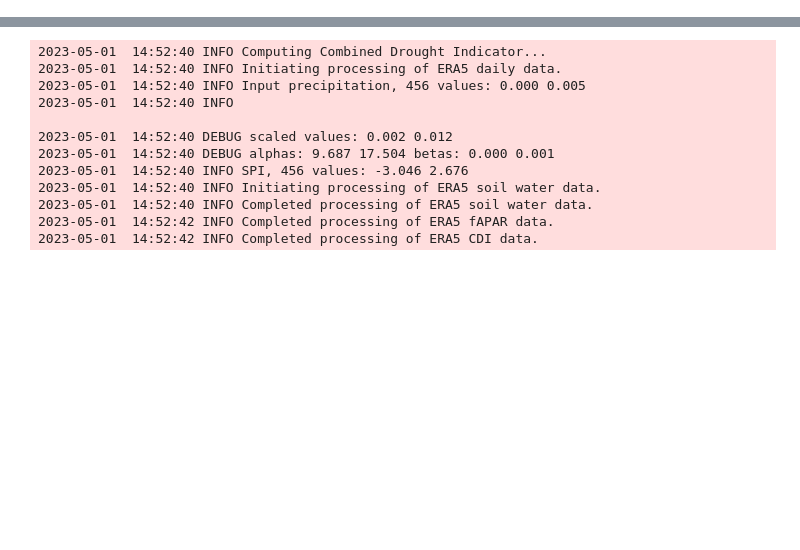
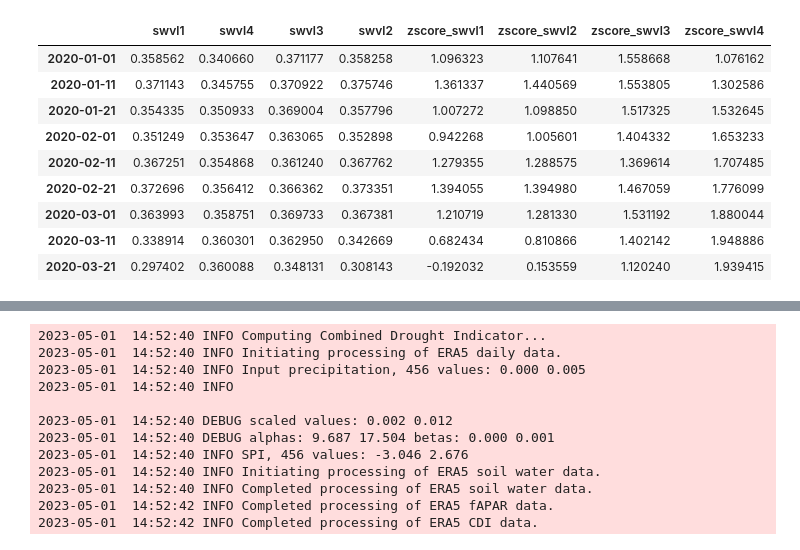
Before and after one commit to pixalytics-ltd/Climate-drought, a Jupyter notebook: test_cdi.ipynb, the cells around one changed output, grey strips where cells are left out. Cells and saved outputs as stored; diff of their text form; code cells hidden in the pictures; blank space fills up the shorter version.

```diff
--- a/test_cdi.ipynb
+++ b/test_cdi.ipynb
@@ -25 +21,3 @@ aa = config.AnalysisArgs(latitude=36,longitude=-120,start_date='20200121',end_da
 cf = config.Config(outdir= 'output',indir='input',verbose=False)
+# %%
+sma = dri.SMA_ECMWF(cf,aa)
@@ -25,0 +31,3 @@ cf = config.Config(outdir= 'output',indir='input',verbose=False)
+# %%
+sma.process()
+# %% [output]
@@ -26 +36,11 @@ cf = config.Config(outdir= 'output',indir='input',verbose=False)
+|  | swvl1 | swvl4 | swvl3 | swvl2 | zscore_swvl1 | zscore_swvl2 | zscore_swvl3 | zscore_swvl4 |
+| 2020-01-01 | 0.358562 | 0.340660 | 0.371177 | 0.358258 | 1.096323 | 1.107641 | 1.558668 | 1.076162 |
+| 2020-01-11 | 0.371143 | 0.345755 | 0.370922 | 0.375746 | 1.361337 | 1.440569 | 1.553805 | 1.302586 |
+| 2020-01-21 | 0.354335 | 0.350933 | 0.369004 | 0.357796 | 1.007272 | 1.098850 | 1.517325 | 1.532645 |
+| 2020-02-01 | 0.351249 | 0.353647 | 0.363065 | 0.352898 | 0.942268 | 1.005601 | 1.404332 | 1.653233 |
+| 2020-02-11 | 0.367251 | 0.354868 | 0.361240 | 0.367762 | 1.279355 | 1.288575 | 1.369614 | 1.707485 |
+| 2020-02-21 | 0.372696 | 0.356412 | 0.366362 | 0.373351 | 1.394055 | 1.394980 | 1.467059 | 1.776099 |
+| 2020-03-01 | 0.363993 | 0.358751 | 0.369733 | 0.367381 | 1.210719 | 1.281330 | 1.531192 | 1.880044 |
+| 2020-03-11 | 0.338914 | 0.360301 | 0.362950 | 0.342669 | 0.682434 | 0.810866 | 1.402142 | 1.948886 |
+| 2020-03-21 | 0.297402 | 0.360088 | 0.348131 | 0.308143 | -0.192032 | 0.153559 | 1.120240 | 1.939415 |
 # %%
```
Also changed, not shown: parts of 9 cells of this notebook.
